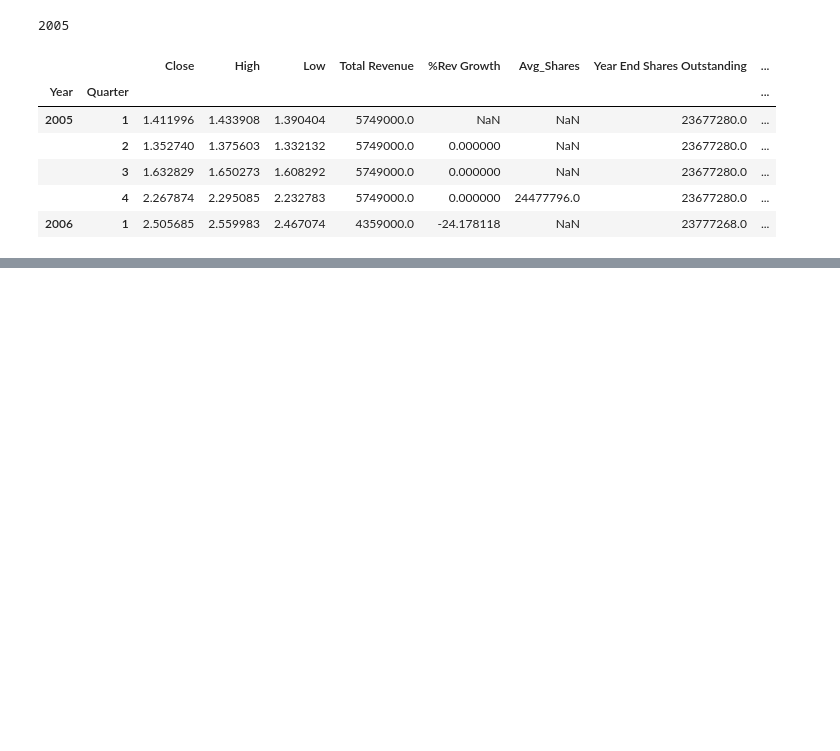
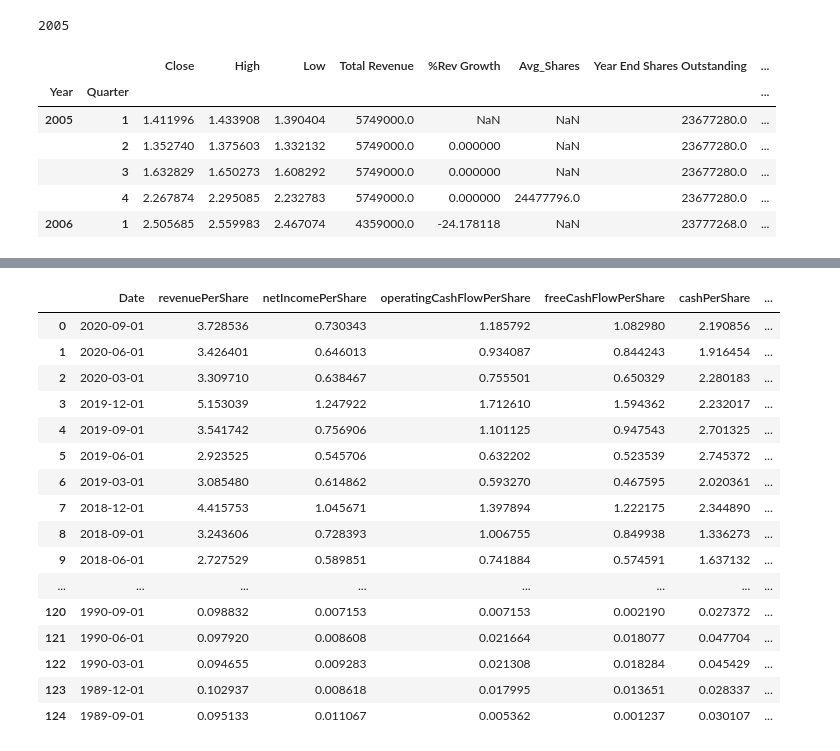
Before and after one commit to mmdebrahimi/Guided-Capstone, a Jupyter notebook: Fundamental_Analysis120-Quarterly-Copy1.ipynb, the cells around one changed output, grey strips where cells are left out. Cells and saved outputs as stored; diff of their text form; code cells hidden in the pictures; blank space fills up the shorter version.

```diff
--- a/Fundamental_Analysis120-Quarterly-Copy1.ipynb
+++ b/Fundamental_Analysis120-Quarterly-Copy1.ipynb
@@ -1085,0 +1049,24 @@ key_metrics.T.sort_index()
+# %%
+key_mtrcs_with_datetime = key_mtrcs.copy().T
+key_mtrcs_with_datetime.reset_index(inplace = True)
+key_mtrcs_with_datetime = key_mtrcs_with_datetime.rename(columns = {'index' : "Date"})
+key_mtrcs_with_datetime['Date'] = pd.to_datetime(key_mtrcs_with_datetime['Date'])
+key_mtrcs_with_datetime
+# %% [output]
+|  | Date | revenuePerShare | netIncomePerShare | operatingCashFlowPerShare | freeCashFlowPerShare | cashPerShare | ... |
+| 0 | 2020-09-01 | 3.728536 | 0.730343 | 1.185792 | 1.082980 | 2.190856 | ... |
+| 1 | 2020-06-01 | 3.426401 | 0.646013 | 0.934087 | 0.844243 | 1.916454 | ... |
+| 2 | 2020-03-01 | 3.309710 | 0.638467 | 0.755501 | 0.650329 | 2.280183 | ... |
+| 3 | 2019-12-01 | 5.153039 | 1.247922 | 1.712610 | 1.594362 | 2.232017 | ... |
+| 4 | 2019-09-01 | 3.541742 | 0.756906 | 1.101125 | 0.947543 | 2.701325 | ... |
+| 5 | 2019-06-01 | 2.923525 | 0.545706 | 0.632202 | 0.523539 | 2.745372 | ... |
+| 6 | 2019-03-01 | 3.085480 | 0.614862 | 0.593270 | 0.467595 | 2.020361 | ... |
+| 7 | 2018-12-01 | 4.415753 | 1.045671 | 1.397894 | 1.222175 | 2.344890 | ... |
+| 8 | 2018-09-01 | 3.243606 | 0.728393 | 1.006755 | 0.849938 | 1.336273 | ... |
+| 9 | 2018-06-01 | 2.727529 | 0.589851 | 0.741884 | 0.574591 | 1.637132 | ... |
+| ... | ... | ... | ... | ... | ... | ... | ... |
+| 120 | 1990-09-01 | 0.098832 | 0.007153 | 0.007153 | 0.002190 | 0.027372 | ... |
+| 121 | 1990-06-01 | 0.097920 | 0.008608 | 0.021664 | 0.018077 | 0.047704 | ... |
+| 122 | 1990-03-01 | 0.094655 | 0.009283 | 0.021308 | 0.018284 | 0.045429 | ... |
+| 123 | 1989-12-01 | 0.102937 | 0.008618 | 0.017995 | 0.013651 | 0.028337 | ... |
+| 124 | 1989-09-01 | 0.095133 | 0.011067 | 0.005362 | 0.001237 | 0.030107 | ... |
```
Also changed, not shown: parts of 22 cells of this notebook.
